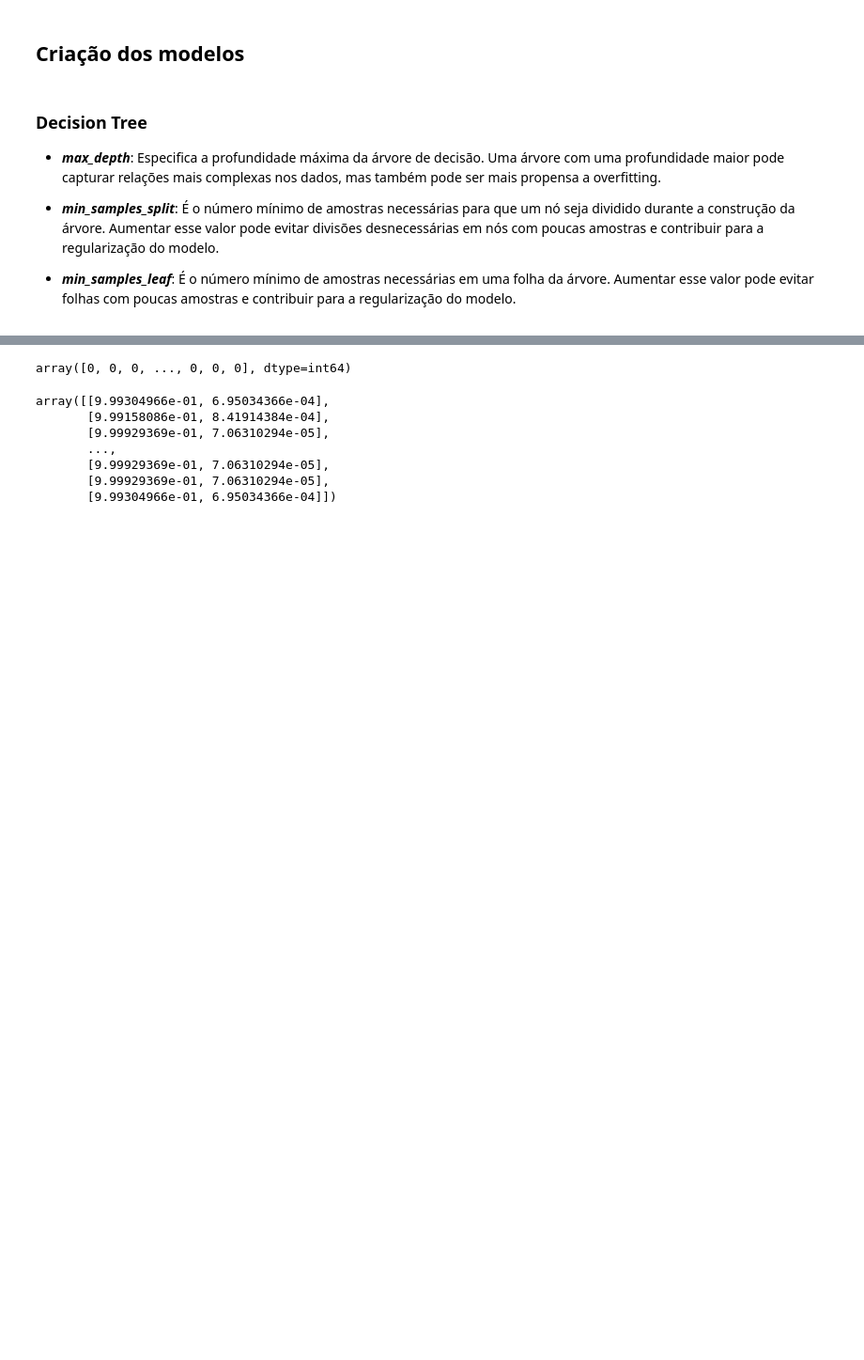
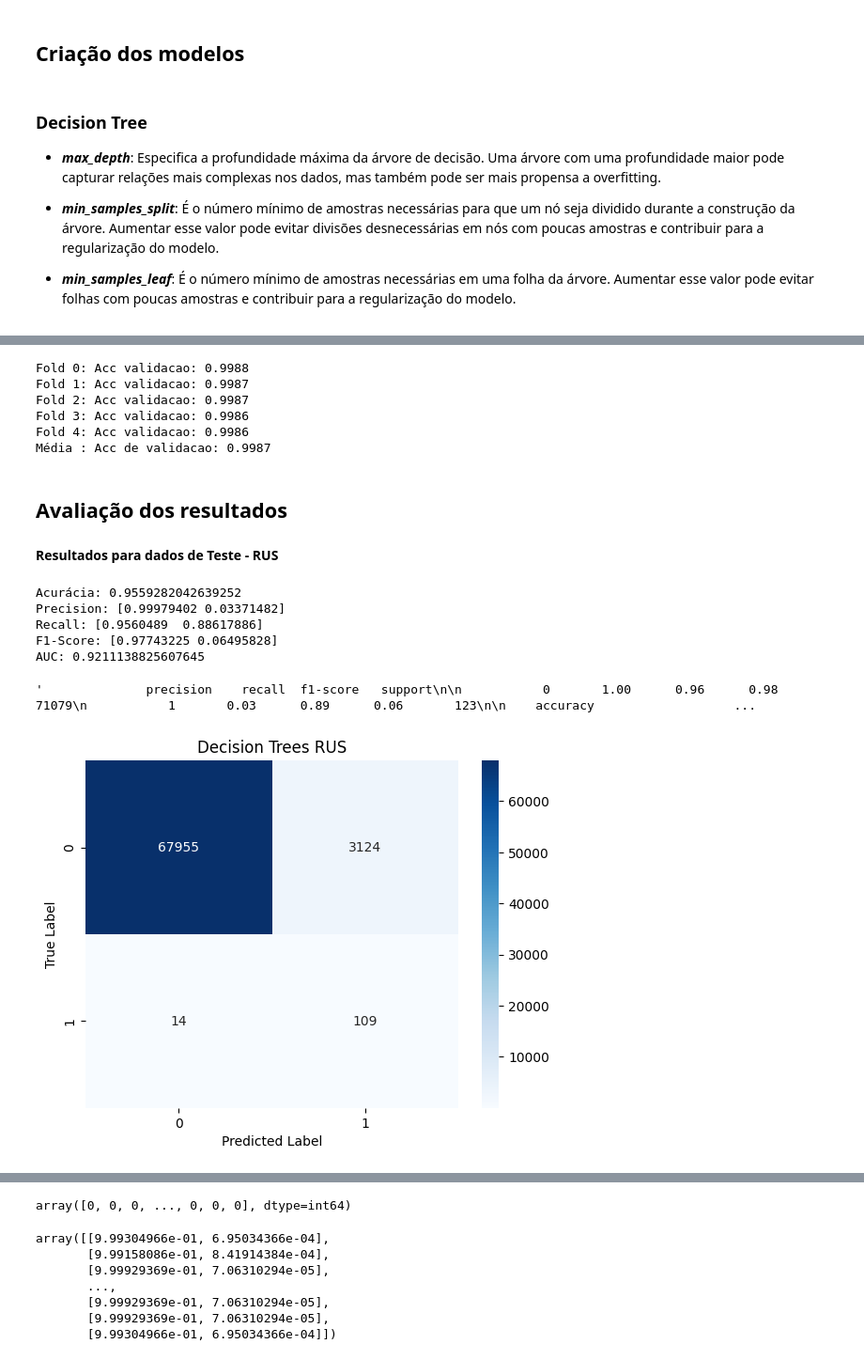
Before and after one commit to andressagomes26/credit_card_fraud_detection, a Jupyter notebook: analise_fraude_cartao_credito.ipynb, the cells around one changed output, grey strips where cells are left out. Shown at 94% size. Drawn from its saved outputs; the diff is of its cells as text; code cells hidden in the pictures; blank space fills up the shorter version.

Commit message:
Criação dos modelos

```diff
--- a/analise_fraude_cartao_credito.ipynb
+++ b/analise_fraude_cartao_credito.ipynb
@@ -313,3 +307,0 @@ print("Acurácia no conjunto de teste:", grid_search.best_estimator_.score(X_tes
-# %%
-model_tree = DecisionTreeClassifier(max_depth=4,criterion='entropy')
-model_tree.fit(X_train, y_train)
@@ -317,0 +352,3 @@ DecisionTreeClassifier(criterion='entropy', max_depth=4)
+# %%
+model_tree_rus = DecisionTreeClassifier(max_depth=5, min_samples_leaf=1, min_samples_split=2, criterion='entropy')
+model_rus = train_tree(X_train_rus, y_train_rus, model_tree_rus)
@@ -317,0 +364,43 @@ DecisionTreeClassifier(criterion='entropy', max_depth=4)
+# %%
+model_tree_smote = DecisionTreeClassifier(max_depth=None, min_samples_leaf=1, min_samples_split=2, criterion='entropy')
+model_smote = train_tree(X_train_smote, y_train_smote, model_tree_smote)
+# %% [output]
+Fold 0: Acc validacao: 0.9988
+Fold 1: Acc validacao: 0.9987
+Fold 2: Acc validacao: 0.9987
+Fold 3: Acc validacao: 0.9986
+Fold 4: Acc validacao: 0.9986
+Média : Acc de validacao: 0.9987
+# %% [markdown]
+## Avaliação dos resultados
+# %%
+acc_MLP =  lambda y_test, results : print("Acurácia: {}".format(metrics.accuracy_score(y_test, results)))
+precision = lambda y_test, results : print("Precision: {}".format(metrics.precision_score(y_test, results, average=None)))
+recall = lambda y_test, results : print("Recall: {}".format(metrics.recall_score(y_test, results, average=None)))
+f1_score = lambda y_test, results : print("F1-Score: {}".format(metrics.f1_score(y_test, results, average=None)))
+auc = lambda y_test, results : print("AUC: {}".format(roc_auc_score(y_test, results)))
+
+def get_confusion_matrix(y_true, y_pred, title):
+    cm = metrics.confusion_matrix(y_true, y_pred)
+    sns.heatmap(cm, annot=True, fmt='g', cmap='Blues').set(title=title, ylabel='True Label', xlabel='Predicted Label')
+# %%
+def print_results(y_test, results, name):
+    acc_MLP(y_test, results)
+    precision(y_test, results)
+    recall(y_test, results)
+    f1_score(y_test, results)
+    auc(y_test, results)
+    get_confusion_matrix(y_test, results, name)
+# %% [markdown]
+**Resultados para dados de Teste - RUS**
+# %%
+predicted = model_rus.predict(X_test)
+print_results(y_test, predicted, "Decision Trees RUS")
+# %% [output]
+Acurácia: 0.9559282042639252
+Precision: [0.99979402 0.03371482]
+Recall: [0.9560489  0.88617886]
+F1-Score: [0.97743225 0.06495828]
+AUC: 0.9211138825607645
+'              precision    recall  f1-score   support\n\n           0       1.00      0.96      0.98     71079\n           1       0.03      0.89      0.06       123\n\n    accuracy                   ...
+[figure, added]
```
Also changed, not shown: parts of 23 cells of this notebook.
